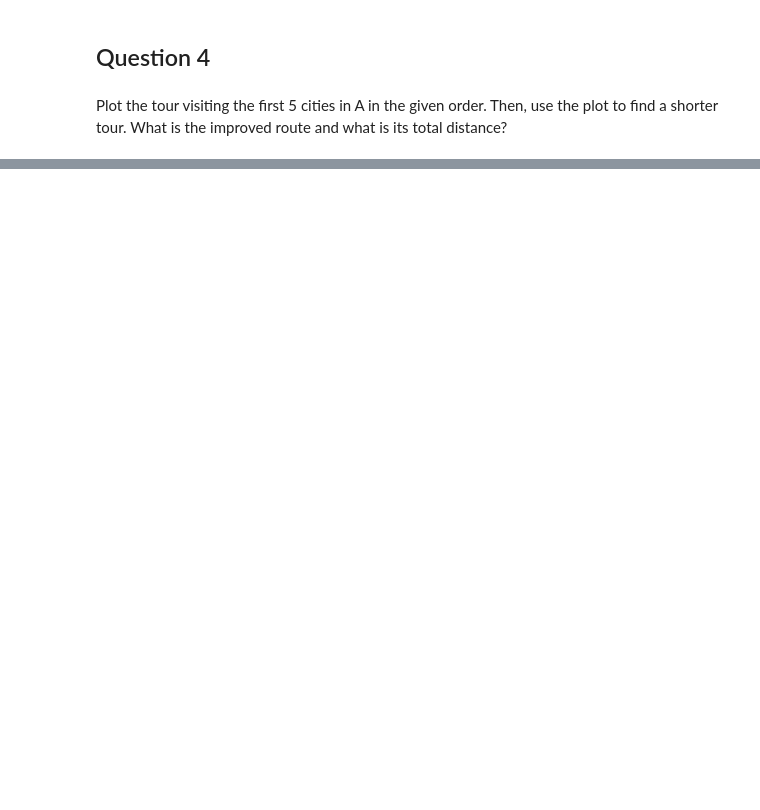
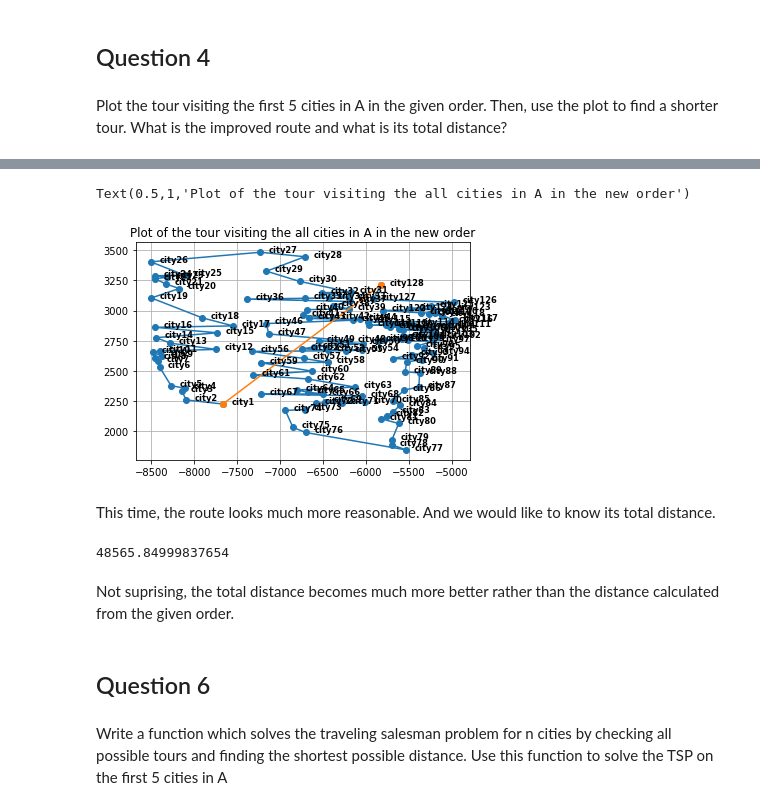
Before and after one commit to JohnniaX/381-Programming, a Jupyter notebook: Math381HW4.ipynb, the cells around one changed output, grey strips where cells are left out. Drawn from its saved outputs; the diff is of its cells as text; code cells hidden in the pictures; blank space fills up the shorter version.

```diff
--- a/Math381HW4.ipynb
+++ b/Math381HW4.ipynb
@@ -72,0 +127,45 @@ Text(0.5,1,'Plot of the tour visiting the first 5 cities in A in the given order
+# %%
+df_A = numpy.zeros(len(A), dtype={"names":["x", "y"], "formats":[float, float]})
+df_A["x"] = A[:,0]
+df_A["y"] = A[:,1]
+# Region 1
+df_A1 = numpy.sort(df_A[numpy.where(df_A["x"]<=-7500)], order="y")
+df_A1 = [list(ele) for ele in df_A1]
+# Region 2
+df_A2 = numpy.sort(df_A[numpy.where(numpy.logical_and(df_A["x"]>-7500,df_A["x"]<=-6000))], order="y")
+df_A2 = df_A2[::-1]
+df_A2 = [list(ele) for ele in df_A2]
+# Region 3
+df_A3 = numpy.sort(df_A[numpy.where(df_A["x"]>-6000)], order="y")
+df_A3 = [list(ele) for ele in df_A3]
+
+newA = numpy.append(df_A1, df_A2, axis=0)
+newA = numpy.append(newA, df_A3, axis=0)
+# %%
+# Plot
+fig = plt.figure()
+plt.plot(newA[:, 0], newA[:, 1], "-o") # (x, y)
+plt.plot([newA[0, 0], newA[-1, 0]], [newA[0, 1], newA[-1, 1]], "-o") # get back to start
+plt.grid()
+for j in range(len(newA)):
+    plt.text(x=newA[j, 0]+100, y=newA[j, 1], s="city"+str(j+1), horizontalalignment="left", size="small", weight="semibold")
+    #plt.text(x=A[j, 0], y=A[j, 1]-50, s="("+str(A[j,0])+","+str(A[j,1])+")", horizontalalignment="left",
+             #size="small", weight="semibold")
+plt.title("Plot of the tour visiting the all cities in A in the new order")
+# %% [output]
+Text(0.5,1,'Plot of the tour visiting the all cities in A in the new order')
+[figure, added]
+# %% [markdown]
+This time, the route looks much more reasonable. And we would like to know its total distance.
+# %%
+getEuclideanDistance(newA)
+# %% [output]
+48565.84999837654
+# %% [markdown]
+Not suprising, the total distance becomes much more better rather than the distance calculated from the given order.
+# %% [markdown]
+## Question 6
+# %% [markdown]
+Write a function which solves the traveling salesman problem for n cities by checking
+all possible tours and finding the shortest possible distance. Use this function
+to solve the TSP on the first 5 cities in A
```
Also changed, not shown: parts of 44 cells of this notebook.
